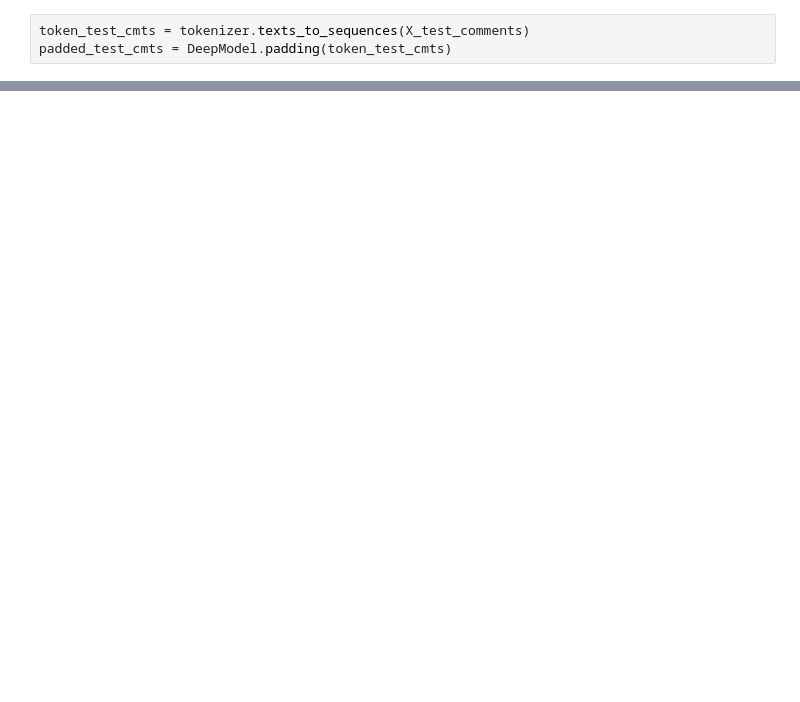
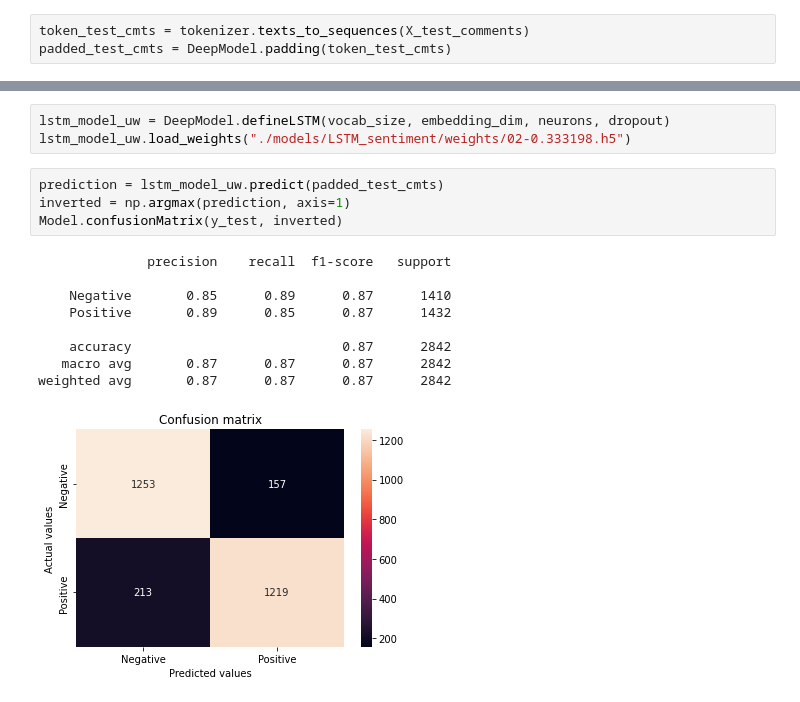
Before and after one commit to cuongpiger/SCL_KHVW_Sentiment_Analysis_Project, a Jupyter notebook: 08.model.ipynb, the cells around one changed output, grey strips where cells are left out. Drawn from its saved outputs; the diff is of its cells as text; blank space fills up the shorter version.

```diff
--- a/08.model.ipynb
+++ b/08.model.ipynb
@@ -160,0 +190,17 @@ weighted avg       0.86      0.86      0.86      2842
+# %%
+lstm_model_uw = DeepModel.defineLSTM(vocab_size, embedding_dim, neurons, dropout)
+lstm_model_uw.load_weights("./models/LSTM_sentiment/weights/02-0.333198.h5")
+# %%
+prediction = lstm_model_uw.predict(padded_test_cmts)
+inverted = np.argmax(prediction, axis=1)
+Model.confusionMatrix(y_test, inverted)
+# %% [output]
+              precision    recall  f1-score   support
+
+    Negative       0.85      0.89      0.87      1410
+    Positive       0.89      0.85      0.87      1432
+
+    accuracy                           0.87      2842
+   macro avg       0.87      0.87      0.87      2842
+weighted avg       0.87      0.87      0.87      2842
+[figure, added]
```
Also changed, not shown: parts of 34 cells of this notebook, 57 other files.
